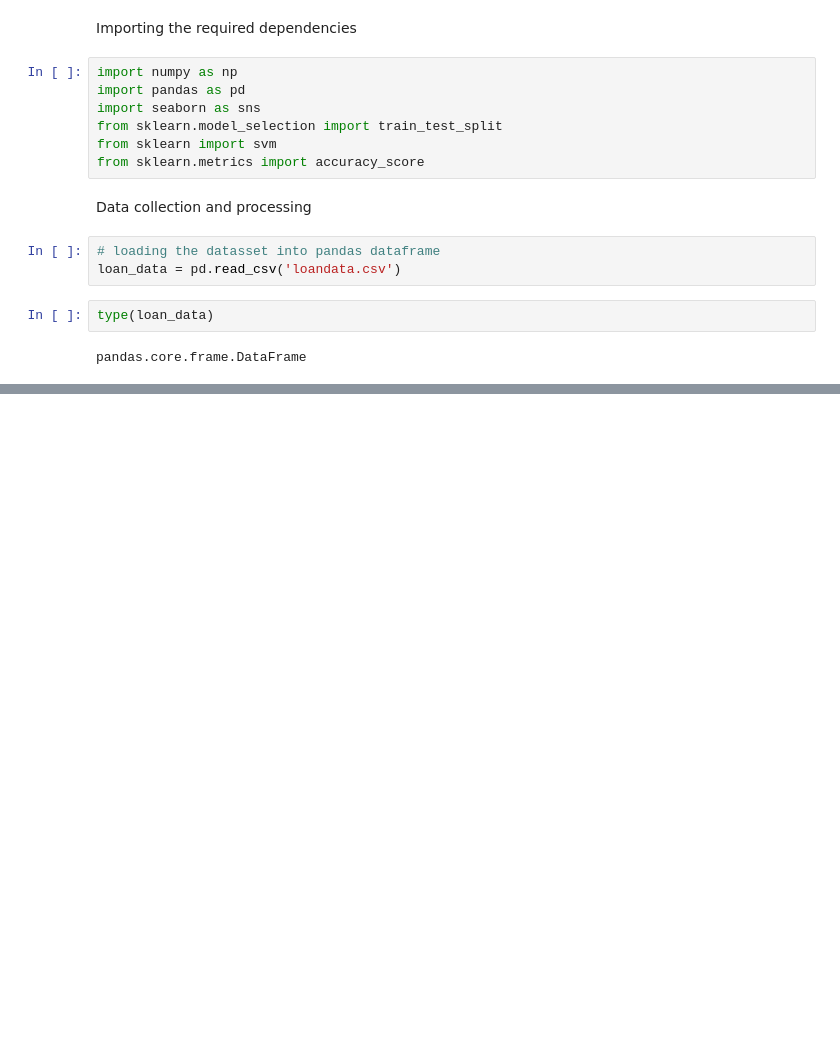
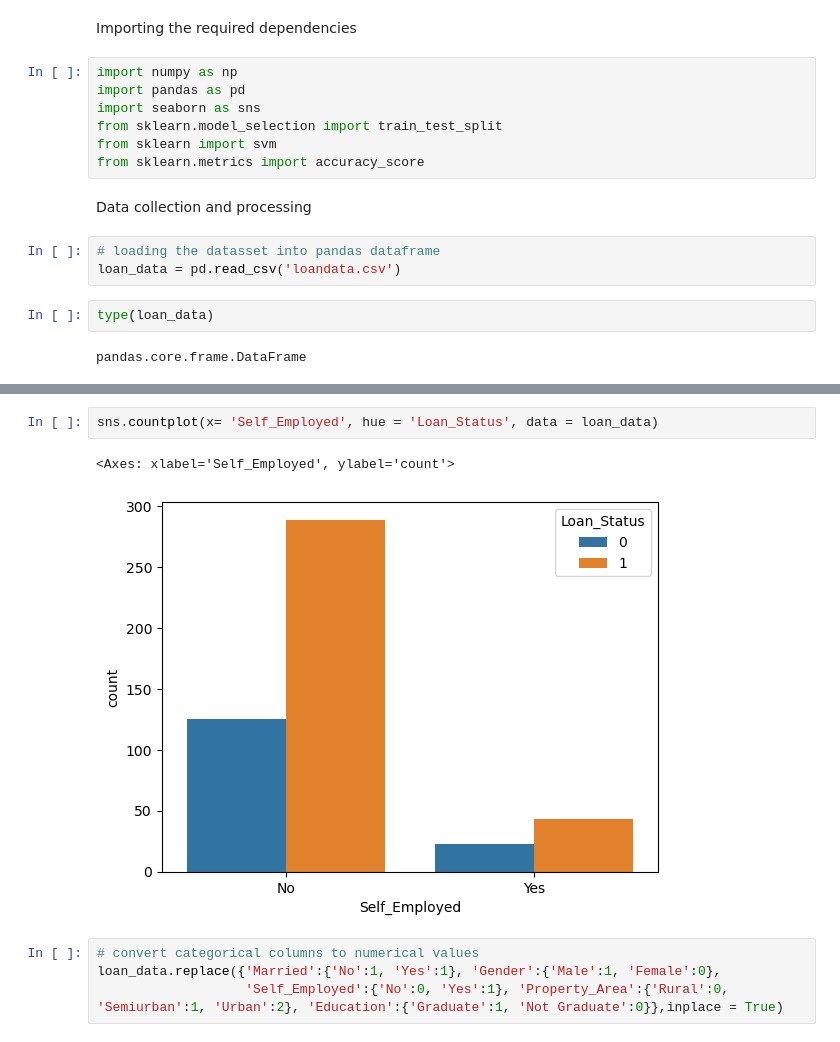
Before and after one commit to bear-bubx8/ml_pro-jekts, a Jupyter notebook: loan_status.ipynb, the cells around one changed output, grey strips where cells are left out. Drawn from its saved outputs; the diff is of its cells as text; blank space fills up the shorter version.

```diff
--- a/loan_status.ipynb
+++ b/loan_status.ipynb
@@ -35,0 +138,9 @@ loan_data.shape
+# %%
+sns.countplot(x= 'Self_Employed', hue = 'Loan_Status', data = loan_data)
+# %% [output]
+<Axes: xlabel='Self_Employed', ylabel='count'>
+[figure, added]
+# %%
+# convert categorical columns to numerical values
+loan_data.replace({'Married':{'No':1, 'Yes':1}, 'Gender':{'Male':1, 'Female':0},
+                   'Self_Employed':{'No':0, 'Yes':1}, 'Property_Area':{'Rural':0, 'Semiurban':1, 'Urban':2}, 'Education':{'Graduate':1, 'Not Graduate':0}},inplace = True)
```
Also changed, not shown: parts of 16 cells of this notebook.
